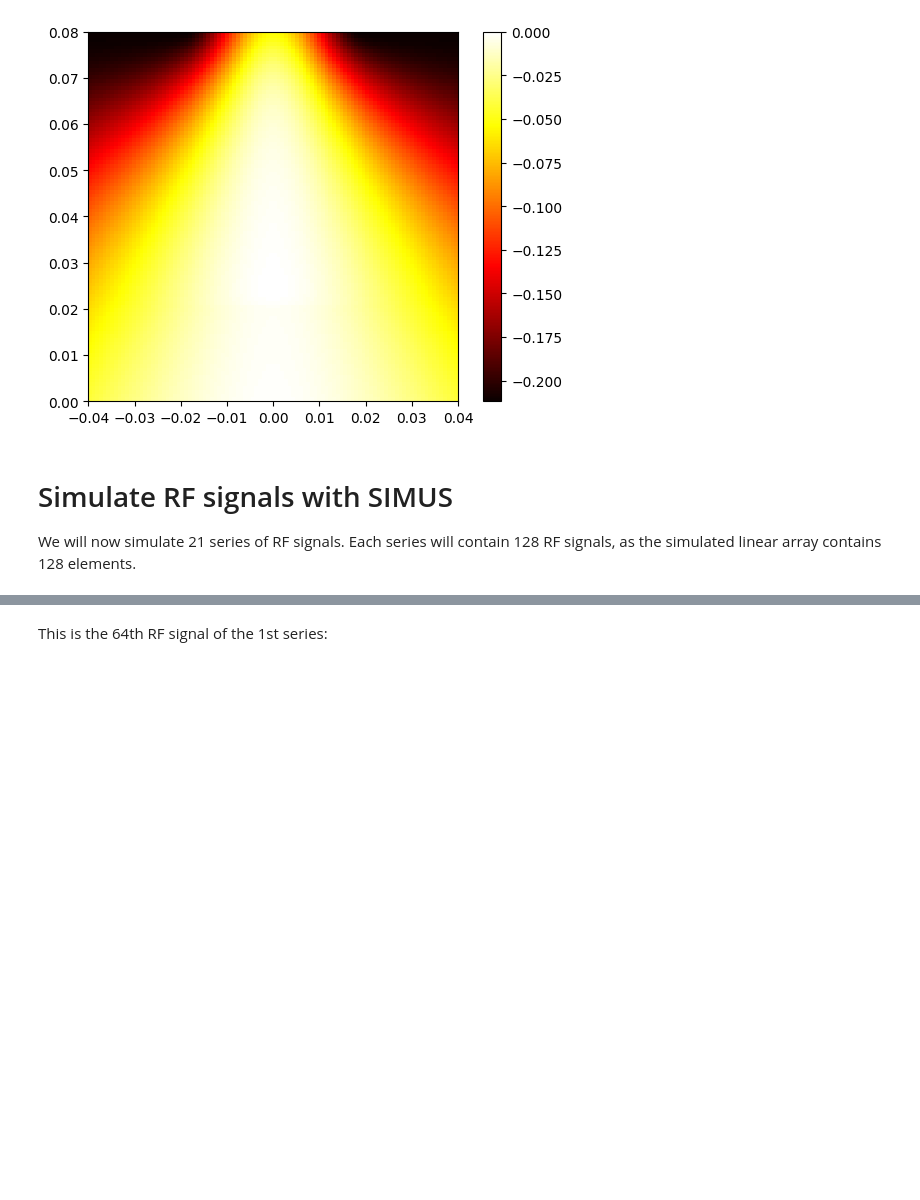
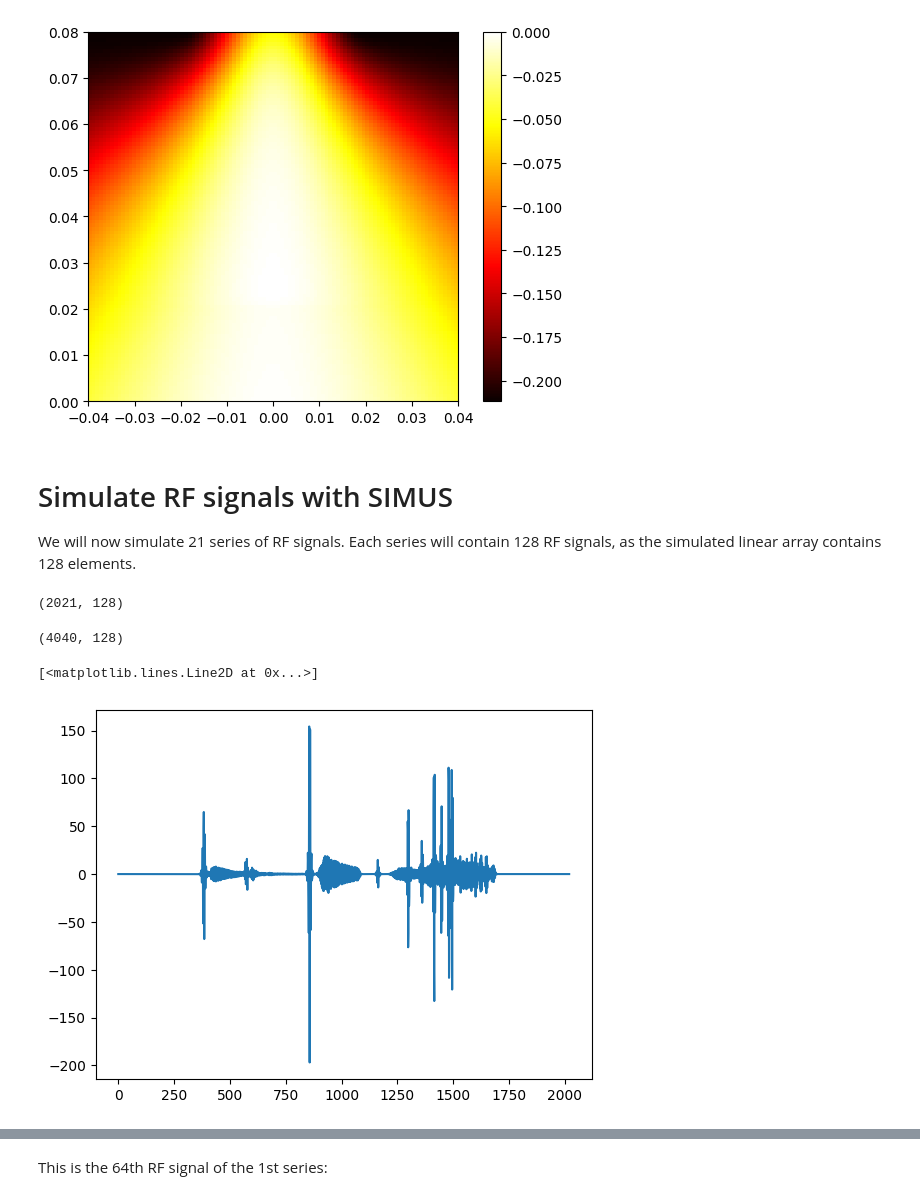
Before and after one commit to Bobesse/ProjetS9, a Jupyter notebook: examples/quickstart_demo.ipynb, the cells around one changed output, grey strips where cells are left out. Saved outputs shown, nothing was run; the diff lists cells and outputs as text; code cells hidden in the pictures; blank space fills up the shorter version.

```diff
--- a/examples/quickstart_demo.ipynb
+++ b/examples/quickstart_demo.ipynb
@@ -79,6 +85,8 @@ def average_over_last_axis(X):
     else:
         return np.mean(X, axis = -1)
 
+
+
 MoyenneSousElemPiezo = average_over_last_axis
 
 def pfield(x : np.ndarray,y : np.ndarray,z : np.ndarray,DelaiEmissionElemPiezo  : np.ndarray,param):
@@ -89,11 +97,27 @@ def pfield(x : np.ndarray,y : np.ndarray,z : np.ndarray,DelaiEmissionElemPiezo
     c = 1540 # % default value of sound speed
     OriginalShape = x.shape
 
+
+    FreqSweep = param.TXfreqsweep
+    #%-- FREQUENCY SPECTRUM of the transmitted pulse
+    pulseSpectrum = param.getPulseSpectrumFunction(FreqSweep)
+    #%-- FREQUENCY RESPONSE of the ensemble PZT + probe
+    probeSpectrum = param.getProbeFunction()
+
     # FREQUENCY SAMPLES
     # param.fc = central frequency (Hz)
     Nf = int( 2* np.ceil( param.fc )+1) # number of frequency samples
-    Nf = 10000
+    # Nf = 662
     f = np.linspace(0,2*param.fc,Nf) # frequency samples
+     #%- we keep the significant components only by using options.dBThresh
+    S = np.abs(pulseSpectrum(2*np.pi*f)*probeSpectrum(2*np.pi*f))
+    GdB = 20*np.log10(1e-200 + S/np.max(S))# % gain in dB
+    dBThresh=-60
+    id = np.where(GdB >dBThresh)
+    IDX = np.zeros(f.shape) != 0.
+    IDX[id[0][0]:id[0][-1]] = True
+
+    f = f[IDX]
     nSampling = len(f)
 
     # Position des elements de la sonde
@@ -124,11 +148,7 @@ def pfield(x : np.ndarray,y : np.ndarray,z : np.ndarray,DelaiEmissionElemPiezo
     z = z.reshape((-1,1,1)).astype(np.float32)
 
 
-    FreqSweep = param.TXfreqsweep
-    #%-- FREQUENCY SPECTRUM of the transmitted pulse
-    pulseSpectrum = param.getPulseSpectrumFunction(FreqSweep)
-    #%-- FREQUENCY RESPONSE of the ensemble PZT + probe
-    probeSpectrum = param.getProbeFunction()
+
     pulseSPECT = pulseSpectrum(2*np.pi*f) # pulse spectrum
     probeSPECT = probeSpectrum(2*np.pi*f) # probe
 
@@ -167,7 +187,8 @@ def pfield(x : np.ndarray,y : np.ndarray,z : np.ndarray,DelaiEmissionElemPiezo
 
         EXP = EXP*delta_EXP
 
-        ValeurElemPiezo = MoyenneSousElemPiezo(EXP); #% summation over the M small segments
+        # ValeurElemPiezo = MoyenneSousElemPiezo(EXP); #% summation over the M small segments
+        ValeurElemPiezo = 0.5*(EXP[:,:,0]+EXP[:,:,1]); #% summation over the M small segments
 
         DelaiEmissionElemPiezo = DelaiEmissionElemPiezo.astype(np.float32)
 
@@ -227,5 +509,18 @@ We will now simulate 21 series of RF signals. Each series will contain 128 RF si
 RF = [] # this array will contain the RF series
 param.fs = 4*param.fc; # sampling frequency in Hz
 for k,t in tqdm.tqdm(enumerate(txdel)):
-    r, _ = pymust.simus(xs,zs,RC,t, param)
+    r, s,rf0 = simus(xs,zs,RC,t, param)
     RF.append(r)
+# %%
+s.shape
+# %% [output]
+(2021, 128)
+# %%
+rf0.shape
+# %% [output]
+(4040, 128)
+# %%
+plt.plot(r[:,50])
+# %% [output]
+[<matplotlib.lines.Line2D at 0x...>]
+[figure, added]
```
Also changed, not shown: parts of 18 cells of this notebook.
